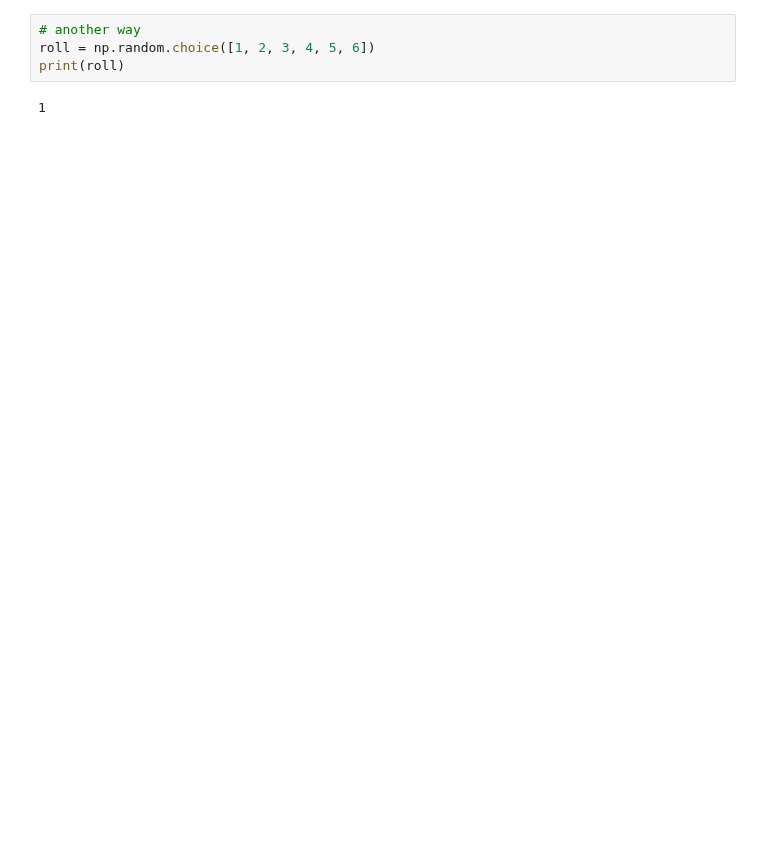
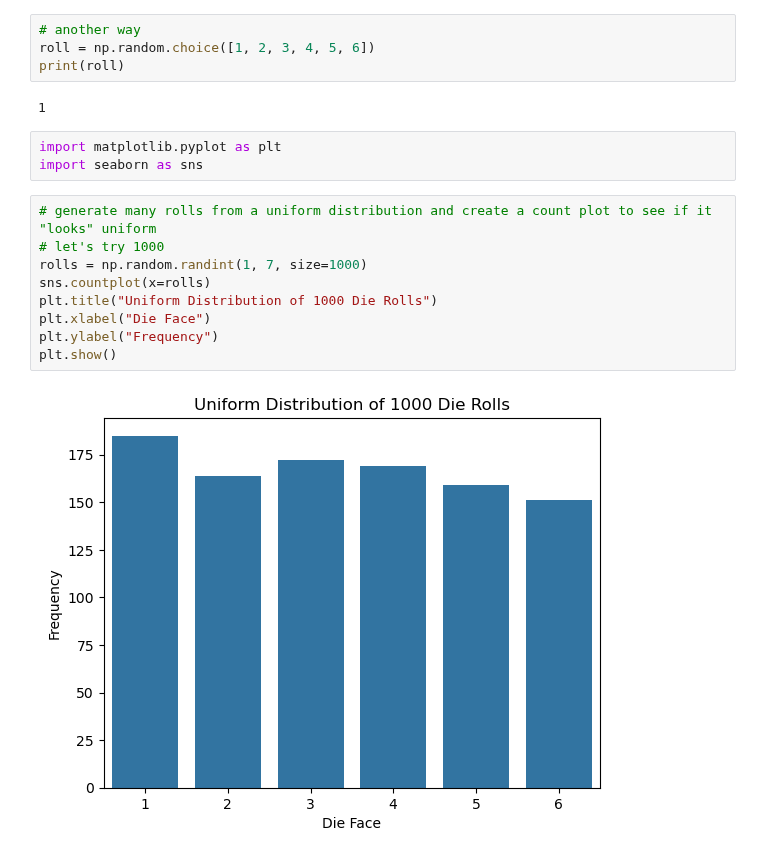
Before and after one commit to nyguerrillagirl/1000doc-python-projects, a Jupyter notebook: datascience_workbook/anaconda_projects/probablity_distributions.ipynb, the cells around one changed output. Drawn from its saved outputs; the diff is of its cells as text; blank space fills up the shorter version.

```diff
--- a/datascience_workbook/anaconda_projects/probablity_distributions.ipynb
+++ b/datascience_workbook/anaconda_projects/probablity_distributions.ipynb
@@ -65,3 +65,17 @@ roll = np.random.choice([1, 2, 3, 4, 5, 6])
 print(roll)
 # %% [output]
 1
+# %%
+import matplotlib.pyplot as plt
+import seaborn as sns
+# %%
+# generate many rolls from a uniform distribution and create a count plot to see if it "looks" uniform
+# let's try 1000
+rolls = np.random.randint(1, 7, size=1000)
+sns.countplot(x=rolls)
+plt.title("Uniform Distribution of 1000 Die Rolls")
+plt.xlabel("Die Face")
+plt.ylabel("Frequency")
+plt.show()
+# %% [output]
+[figure, added]
```
Also changed, not shown: parts of 8 cells of this notebook, 3 other files.
